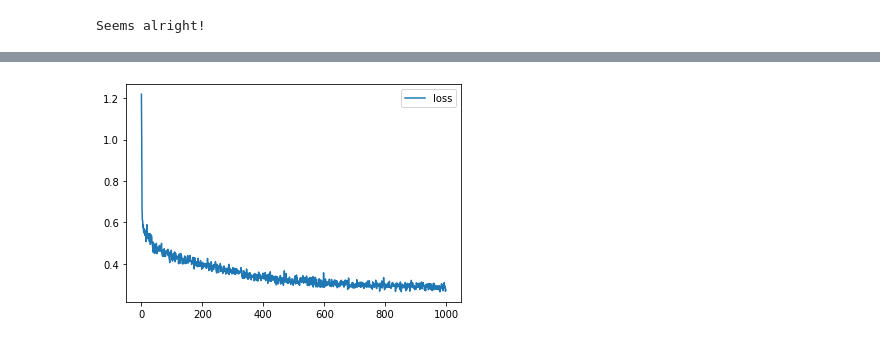
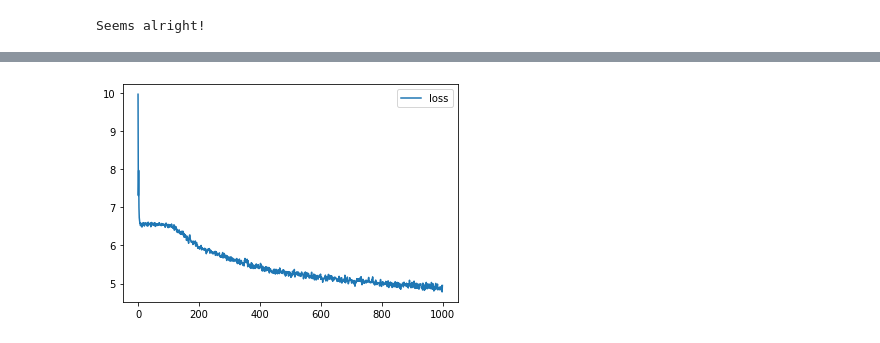
Before and after one commit to RomanSafronenkov/Algorithms, a Jupyter notebook: files/LSTM.ipynb, the cells around one changed output, grey strips where cells are left out. Saved outputs shown, nothing was run; the diff lists cells and outputs as text; code cells hidden in the pictures.

Commit message:
lstm fixed

```diff
--- a/files/LSTM.ipynb
+++ b/files/LSTM.ipynb
@@ -299,10 +347,12 @@ class LSTM:
         self,
         n_input,
         n_hidden,
+        n_output,
         bptt_trunc=4
     ):
         self.n_input = n_input
         self.n_hidden = n_hidden
+        self.n_output = n_output
         self.bptt_trunc = bptt_trunc
 
         self.forget_gate = Linear(n_input + n_hidden, n_hidden)
@@ -313,7 +363,7 @@ class LSTM:
         self.candidate_gate_activation = Activation(tanh, tanh_derivative)
         self.output_gate = Linear(n_input + n_hidden, n_hidden)
         self.output_gate_activation = Activation(sigmoid, sigmoid_derivative)
-        self.output_to_logits = Linear(n_hidden, n_input)
+        self.output_to_logits = Linear(n_hidden, n_output)
 
         self.x_and_h = None
         self.hidden_states = None
@@ -363,7 +413,7 @@ class LSTM:
         self.output_input = np.zeros((batch_size, timesteps, self.n_hidden))
         self.output_states = np.zeros((batch_size, timesteps, self.n_hidden))
 
-        self.outputs = np.zeros((batch_size, timesteps, self.n_input))
+        self.outputs = np.zeros((batch_size, timesteps, self.n_output))
 
         self.hidden_states[:, -1] = np.zeros((batch_size, self.n_hidden))
         self.cell_states[:, -1] = np.zeros((batch_size, self.n_hidden))
@@ -398,7 +448,7 @@ class LSTM:
     def backward(self, output_error):
         _, timesteps, _ = output_error.shape
 
-        input_error = np.zeros_like(output_error)
+        input_error = np.zeros_like(self.input)
         for t in np.arange(timesteps)[::-1]:
             # в разные моменты времени у слоев был разный вход, необходимо искусственно его поменять
             self.forget_gate.input = self.x_and_h[:, t]
@@ -436,12 +486,12 @@ class LSTM:
             hidden_error += hidden_inputs_error
             hidden_error += hidden_forget_error
 
+            # ошибка входа
+            input_error[:, t] = hidden_error[:, :self.n_input]
             # ошибка, которая по времени уходит по низу назад
             hidden_error = hidden_error[:, self.n_input:]
             # ошибка, которая по времени уходит по верху назад
             cell_error = cell_error * self.forget_states[:, t]
-            # ошибка входа
-            input_error[:, t] = hidden_error[:, :self.n_input]
 
             for t_ in np.arange(max(0, t - self.bptt_trunc), t)[::-1]:
                 # проход по времени
@@ -484,8 +534,15 @@ class LSTM:
 # %% [markdown]
 ![](./images/lstm_output.png)
 # %%
-lstm_unit = LSTM(n_input=len(token_to_id),
-    n_hidden=64,
-    bptt_trunc=15)
+emb_size = 16
+emb = Embedding(len(token_to_id), emb_size)
+
+encoded_data = emb(sample)
+print(encoded_data.shape)
+
+lstm_unit = LSTM(n_input=emb_size,
+                 n_hidden=64,
+                 n_output=len(token_to_id),
+                 bptt_trunc=15)
 
 lstm_unit.set_optimizer(ADAM())
@@ -530,45 +605,47 @@ array([[[ 0.01841832, -0.00299377, -0.01709173, ...,  0.0187551 ,
 # %%
+emb_size = 16
+emb = Embedding(len(token_to_id), emb_size)
+emb.set_optimizer(ADAM(learning_rate=0.0001))
+
 lstm_unit = LSTM(
-    n_input=len(token_to_id),
+    n_input=emb_size,
     n_hidden=64,
+    n_output=len(token_to_id),
     bptt_trunc=15
 )
 lstm_unit.set_optimizer(ADAM(learning_rate=0.0001))
 
 batch_size = 64
 history = []
 for i in range(1000):
-    batch_ix = to_matrix(np.random.choice(names, size=batch_size, replace=False), token_to_id, max_len=MAX_LENGTH)
+    batch_ix = to_matrix(np.random.choice(lines, size=batch_size, replace=False), token_to_id, max_len=MAX_LENGTH)
 
-    encoded_data = np.zeros(shape=(batch_size, MAX_LENGTH, len(token_to_id)))
-
-    for text_i, text in enumerate(encoded_data):
-        for letter_i, letter in enumerate(text):
-            encoded_data[text_i, letter_i, batch_ix[text_i, letter_i]] = 1
+    encoded_data = emb(batch_ix)
 
     pred = lstm_unit(encoded_data)
 
     loss = 0
     for t in range(batch_ix.shape[1]-1):
         loss += cross_entropy_loss(batch_ix[:, t+1].reshape(-1, 1), pred[:, t, :])
 
     errors = np.zeros(shape=(batch_size, MAX_LENGTH-1, len(token_to_id)))
     for t in range(errors.shape[1]-1):
         errors[:, t, :] = cross_entropy_loss_derivative(batch_ix[:, t+1].reshape(-1, 1), pred[:, t, :])
 
-    lstm_unit.backward(errors)
+    err = lstm_unit.backward(errors)
+    emb.backward(err)
 
     # visualizing training process
     history.append(loss / batch_size)
-    if (i + 1) % 100 == 0:
+    if (i + 1) % 10 == 0:
         clear_output(True)
         plt.plot(history,label='loss')
         plt.legend()
         plt.show()
 
 assert np.mean(history[:10]) > np.mean(history[-10:]), "RNN didn't converge."
 # %% [output]
-[figure, old version]
+[figure, new version]
 # %%
 history[-1]
 # %% [output]
```
Also changed, not shown: parts of 19 cells of this notebook.
